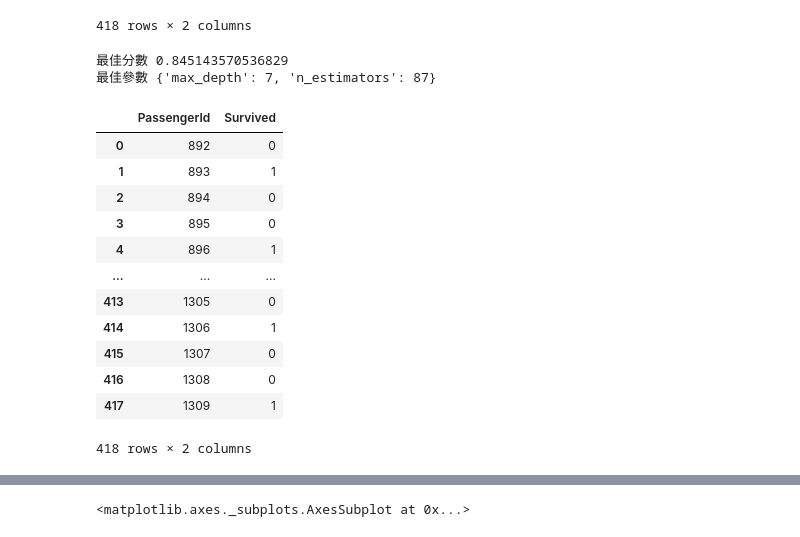
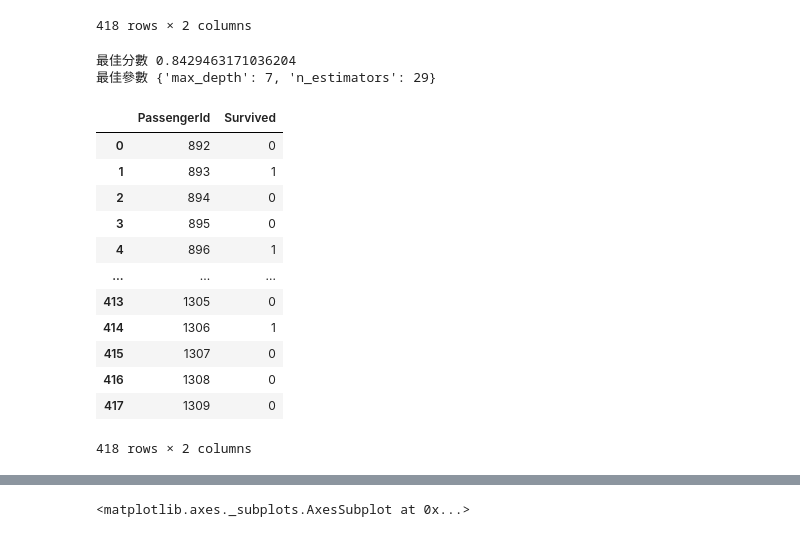
Before and after one commit to AcerPing/tcfst_ML_11C032, a Jupyter notebook: titanic_tcfst_20221017.ipynb, the cells around one changed output, grey strips where cells are left out. Saved outputs shown, nothing was run; the diff lists cells and outputs as text; code cells hidden in the pictures.

```diff
--- a/titanic_tcfst_20221017.ipynb
+++ b/titanic_tcfst_20221017.ipynb
@@ -414,7 +414,7 @@ x = combine.iloc[:len(train)]
 x = np.array(x)
 y = train['Survived']
 # %%
-x_predict = combine.iloc[:len(train)]
+x_predict = combine.iloc[len(train):]
 x_predict = np.array(x_predict)
 # %%
 from sklearn.tree import DecisionTreeClassifier
@@ -479,37 +478,37 @@ result
 from sklearn.model_selection import GridSearchCV
 from sklearn.ensemble import RandomForestClassifier
 clf = RandomForestClassifier()
-params = {'max_depth':range(3,20),
+params = {'max_depth':range(4,10),
       'n_estimators':range(21,100,2)}
 search = GridSearchCV(clf, params, cv=10, n_jobs=-1)
 search.fit(x, y)
 print('最佳分數', search.best_score_)
 print('最佳參數', search.best_params_)
 # %% [output]
-最佳分數 0.845143570536829
-最佳參數 {'max_depth': 7, 'n_estimators': 87}
+最佳分數 0.8429463171036204
+最佳參數 {'max_depth': 7, 'n_estimators': 29}
 # %%
 clf = RandomForestClassifier(max_depth=4, n_estimators=95)
 clf.fit(x,y)
-pre = clf.predict(combine.iloc[len(train):])
+pre = clf.predict(x_predict)
 result = pd.DataFrame({
       'PassengerId':predict['PassengerId'],
       'Survived':pre})
-result.to_csv('rt.csv', encoding='utf-8', index=False)
+result.to_csv('rf.csv', encoding='utf-8', index=False)
 result
 # %% [output]
 |  | PassengerId | Survived |
 | 0 | 892 | 0 |
 | 1 | 893 | 1 |
 | 2 | 894 | 0 |
 | 3 | 895 | 0 |
 | 4 | 896 | 1 |
 | ... | ... | ... |
 | 413 | 1305 | 0 |
 | 414 | 1306 | 1 |
 | 415 | 1307 | 0 |
 | 416 | 1308 | 0 |
-| 417 | 1309 | 1 |
+| 417 | 1309 | 0 |
 418 rows × 2 columns
 # %%
 # Plot Tree
```
Also changed, not shown: parts of 7 cells of this notebook.
